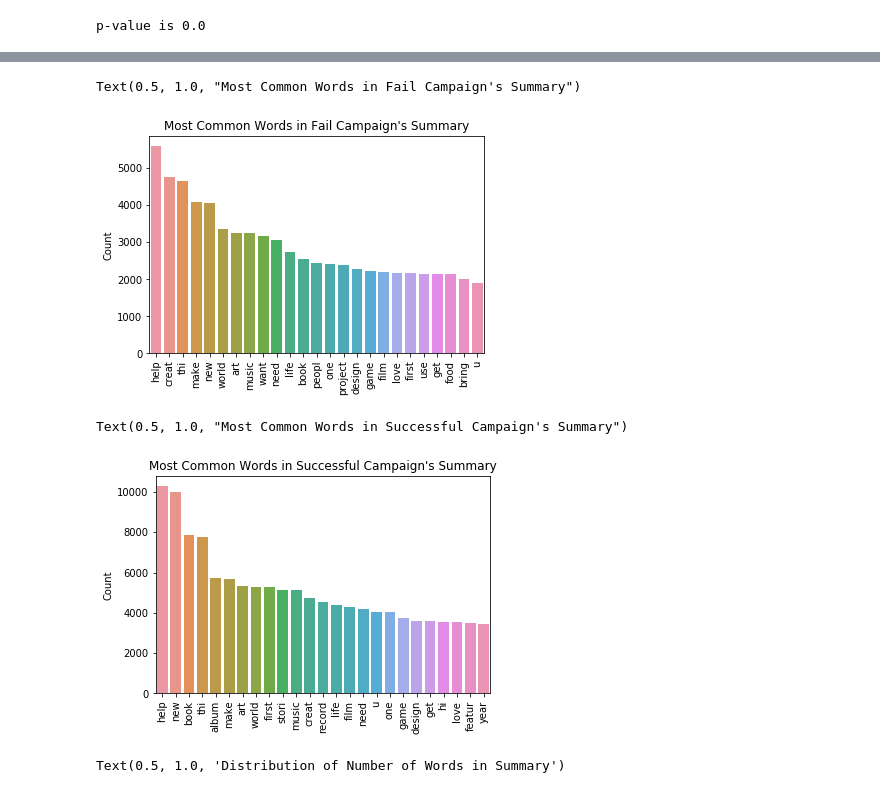
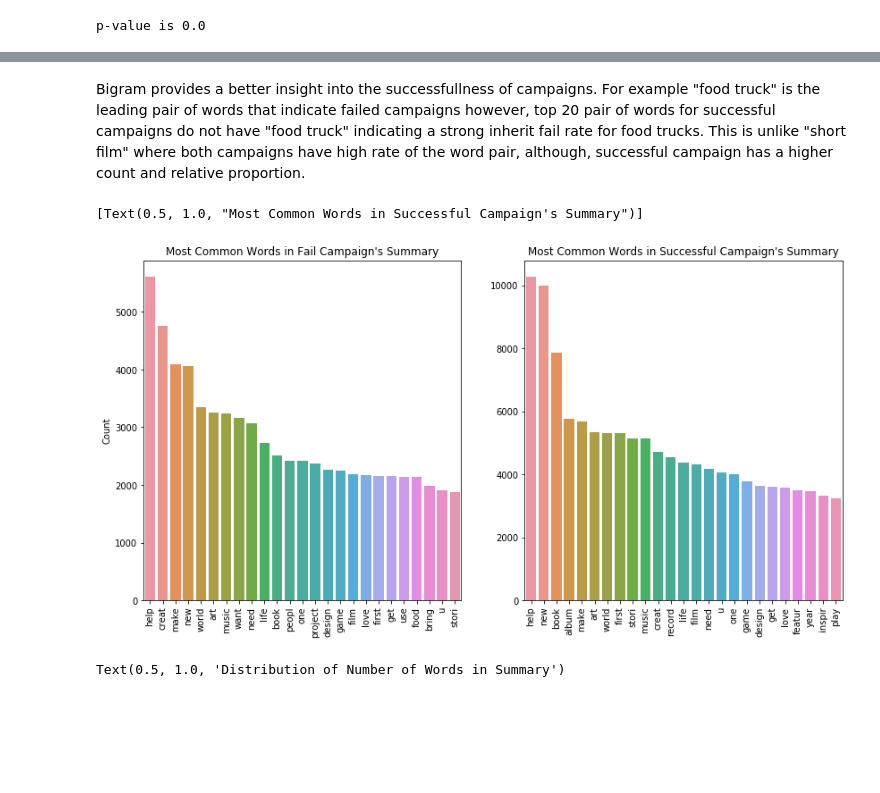
Before and after one commit to activerabbit/Launch-a-Successful-Kickstarter-Campaign, a Jupyter notebook: EDA and Statistics.ipynb, the cells around one changed output, grey strips where cells are left out. Drawn from its saved outputs; the diff is of its cells as text; code cells hidden in the pictures; blank space fills up the shorter version.

```diff
--- a/EDA and Statistics.ipynb
+++ b/EDA and Statistics.ipynb
@@ -343,3 +400,5 @@ Text(0.5, 1.0, 'Time Distribution for Length of Successful Campaigns')
+# %%
+df = df.drop(columns = ['days_to_state_change'])
 # %%
 df_year = (df.groupby(['year_launched'])['state']
            .value_counts()
@@ -599 +743,3 @@ Text(0.5, 1.0, "Most Common Bigram in Successful Campaign's Title")
+# %% [markdown]
+Bigram provides a better insight into the successfullness of campaigns. For example "food truck" is the leading pair of words that indicate failed campaigns however, top 20 pair of words for successful campaigns do not have "food truck" indicating a strong inherit fail rate for food trucks. This is unlike "short film" where both campaigns have high rate of the word pair, although, successful campaign has a higher count and relative proportion.
 # %%
@@ -607,31 +754,27 @@ for summary in df_success.token_summary:
     for word in summary:
         success_count[word]+=1
 # %%
+#determine the top 20 words from the summary of the failed and successful campaign
 fail_common = [[],[]]
-
 for day, count in fail_count.most_common(25):
     fail_common[0].append(day)
     fail_common[1].append(count)
 
 
-axe = sns.barplot(x = fail_common[0], y = fail_common[1])
-plt.xticks(rotation=90)
-plt.ylabel('Count')
-plt.title("Most Common Words in Fail Campaign's Summary")
+success_common = [[],[]]
+for day, count in success_count.most_common(25):
+    success_common[0].append(day)
+    success_common[1].append(count)
+
+fig, axes = plt.subplots(1,2, figsize = (14,7))
+fig1 = sns.barplot(x = fail_common[0], y = fail_common[1], ax = axes[0])
+fig1.set_xticklabels(fig1.get_xticklabels(), rotation=90)
+fig1.set(ylabel = 'Count', title = "Most Common Words in Fail Campaign's Summary")
+
+
+fig2 = sns.barplot(x = success_common[0], y = success_common[1], ax = axes[1])
+fig2.set_xticklabels(fig2.get_xticklabels(), rotation=90)
+fig2.set(title = "Most Common Words in Successful Campaign's Summary")
 # %% [output]
-Text(0.5, 1.0, "Most Common Words in Fail Campaign's Summary")
+[Text(0.5, 1.0, "Most Common Words in Successful Campaign's Summary")]
-[figure, old version]
+[figure, new version]
-# %%
-success_common = [[],[]]
-for day, count in success_count.most_common(25):
-    success_common[0].append(day)
-    success_common[1].append(count)
-
-
-axe = sns.barplot(x = success_common[0], y = success_common[1])
-plt.xticks(rotation=90)
-plt.ylabel('Count')
-plt.title("Most Common Words in Successful Campaign's Summary")
-# %% [output]
-Text(0.5, 1.0, "Most Common Words in Successful Campaign's Summary")
-[figure, removed]
```
Also changed, not shown: parts of 78 cells of this notebook.
